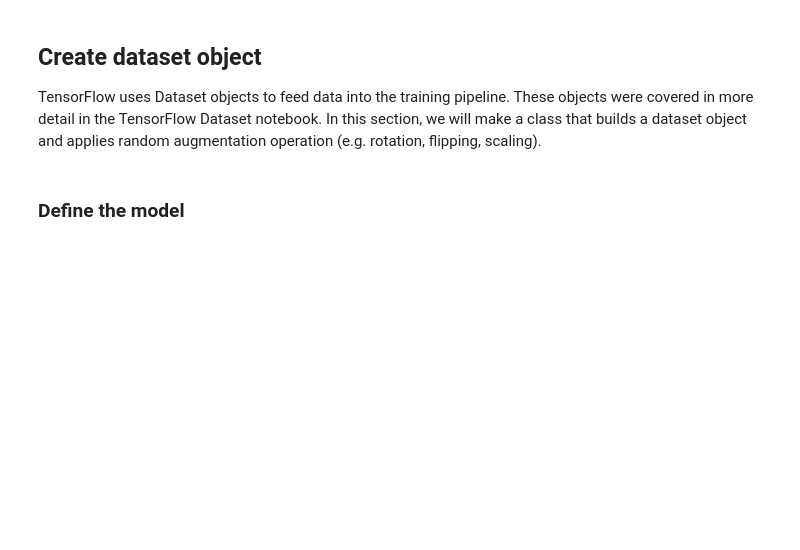
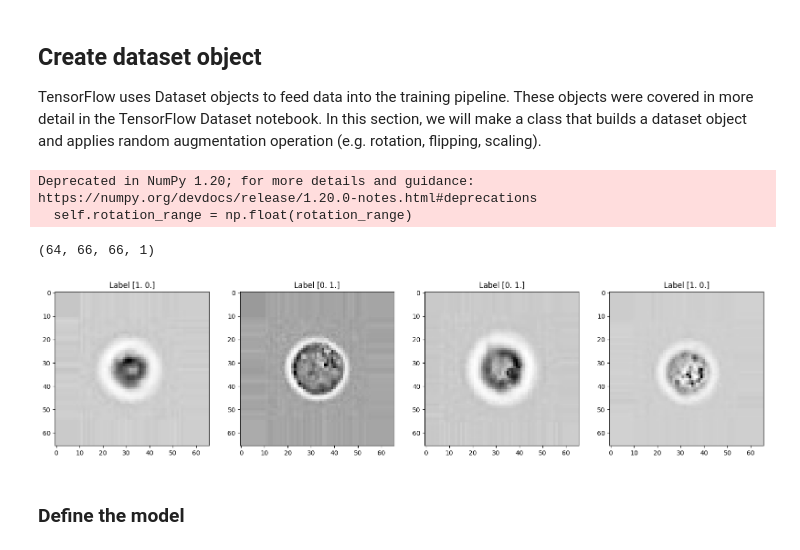
Before and after one commit to dlmbl/intro_ml, a Jupyter notebook: solution-1.ipynb, the cells around one changed output. Cells and saved outputs as stored; diff of their text form; code cells hidden in the pictures; blank space fills up the shorter version.

```diff
--- a/solution-1.ipynb
+++ b/solution-1.ipynb
@@ -159,0 +313,5 @@ X_train, X_test, y_train, y_test = sklearn.model_selection.train_test_split(X, y
+# %%
+X_train, y_train = balance_classes(X_train, y_train, 1)
+X_test, y_test = balance_classes(X_test,  y_test, 1)
+print('Train shape:', X_train_bl.shape,  y_train_bl.shape)
+print('Test shape:', X_test_bl.shape, y_test_bl.shape)
@@ -669,9 +712,9 @@ class DatasetBuilder(object):
         X_val, X_test, y_val, y_test = sklearn.model_selection.train_test_split(X_temp, y_temp, train_size=0.5)
 
         # Balance classes in each split
-        X_train, y_train = balance_classes(X_train, y_train, 0)
-        X_test, y_test = balance_classes(X_test, y_test, 0)
-        X_val, y_val = balance_classes(X_val, y_val, 0)
+        X_train, y_train = balance_classes(X_train, y_train, 1)
+        X_test, y_test = balance_classes(X_test, y_test, 1)
+        X_val, y_val = balance_classes(X_val, y_val, 1)
 
         # Convert y data to categorical
         y_train = tf.keras.utils.to_categorical(y_train)
@@ -686,22 +729,28 @@ class DatasetBuilder(object):
         self.val_dataset = val_dataset.batch(self.batch_size)
         self.test_dataset = test_dataset.batch(self.batch_size)
 # %%
-X, y = extract_classes(X_data, y_data, [3, 5])
-y[y == 3] = 0
+X, y = extract_classes(X_data, y_data, [4, 5])
+y[y == 4] = 0
 y[y == 5] = 1
 
 with tf.device('CPU:0'):
     db = DatasetBuilder(X, y, batch_size=64)
+# %% [output]
+Deprecated in NumPy 1.20; for more details and guidance: https://numpy.org/devdocs/release/1.20.0-notes.html#deprecations
+  self.rotation_range = np.float(rotation_range)
 # %%
 # Check the data augmentation
 it = db.train_dataset.as_numpy_iterator()
 X_temp, y_temp = it.next()
 print(X_temp.shape)
 
-fig, axes = plt.subplots(4, figsize=(20,20))
+fig, axes = plt.subplots(1, 4, figsize=(20,10))
 for i in range(4):
     axes.flatten()[i].imshow(X_temp[i,...,:], cmap='Greys')
     axes.flatten()[i].set_title('Label ' + str(y_temp[i]))
+# %% [output]
+(64, 66, 66, 1)
+[figure, added]
 # %% [markdown]
 ### Define the model
 # %%
```
Also changed, not shown: parts of 56 cells of this notebook, 1 other file.
